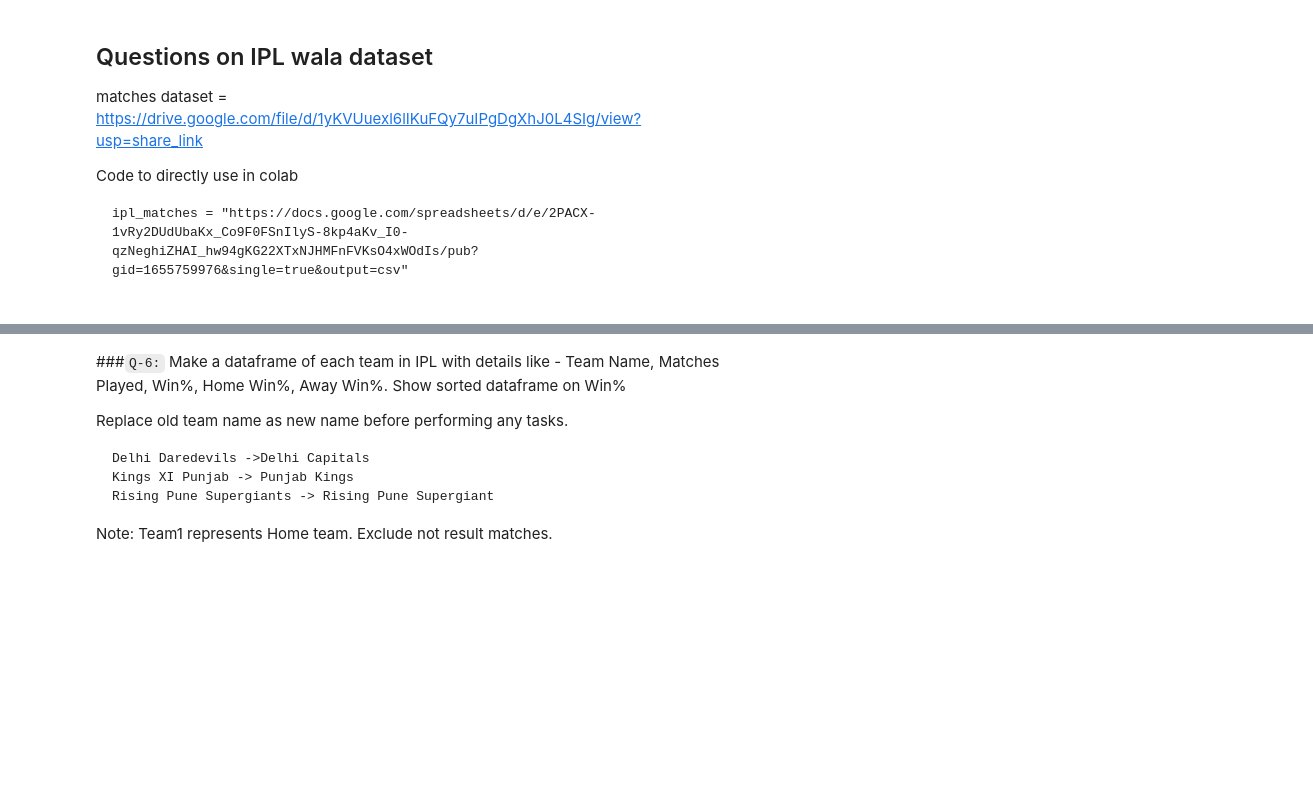
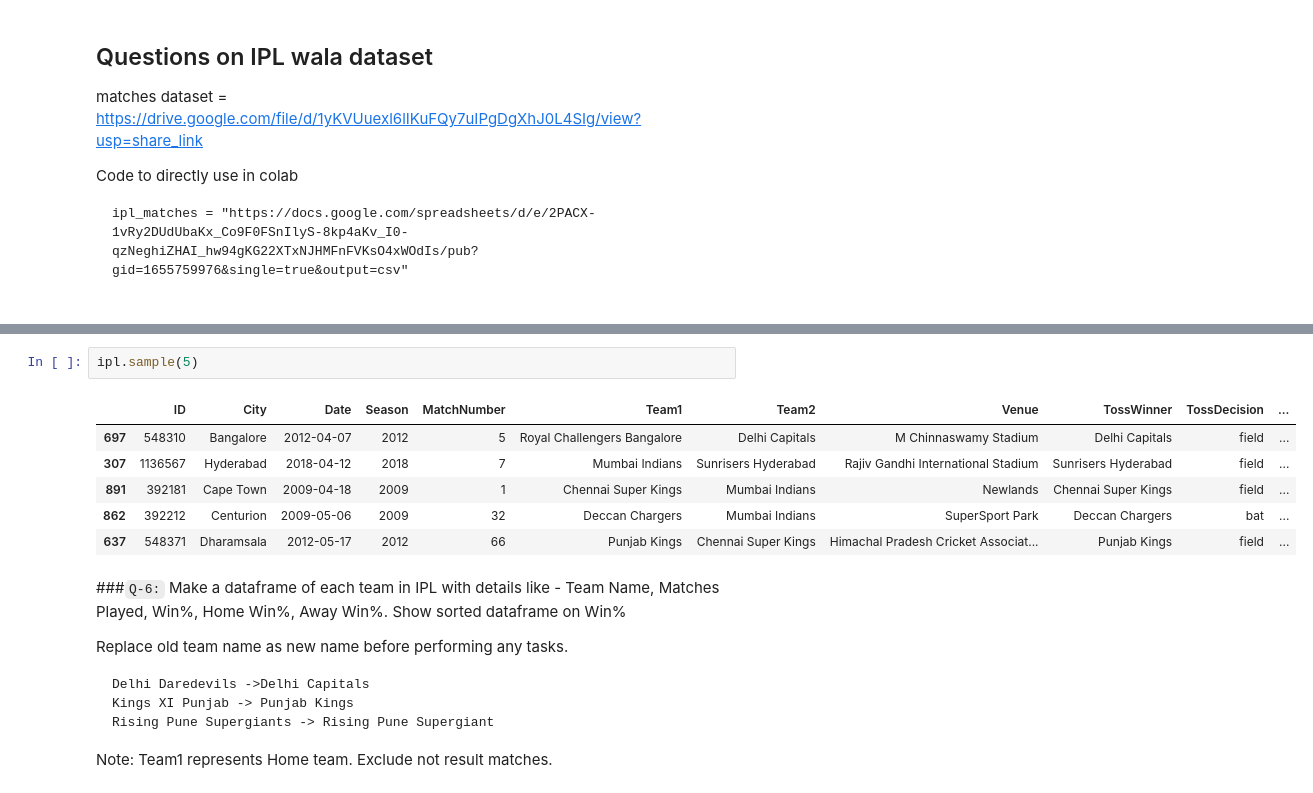
Before and after one commit to ushi-masuka/python-practice, a Jupyter notebook: day1801.ipynb, the cells around one changed output, grey strips where cells are left out. Cells and saved outputs as stored; diff of their text form; blank space fills up the shorter version.

```diff
--- a/day1801.ipynb
+++ b/day1801.ipynb
@@ -340,3 +378,12 @@ ipl_matches = "https://docs.google.com/spreadsheets/d/e/2PACX-1vRy2DUdUbaKx_Co9F
+# %%
+ipl.sample(5)
+# %% [output]
+|  | ID | City | Date | Season | MatchNumber | Team1 | Team2 | Venue | TossWinner | TossDecision | ... |
+| 697 | 548310 | Bangalore | 2012-04-07 | 2012 | 5 | Royal Challengers Bangalore | Delhi Capitals | M Chinnaswamy Stadium | Delhi Capitals | field | ... |
+| 307 | 1136567 | Hyderabad | 2018-04-12 | 2018 | 7 | Mumbai Indians | Sunrisers Hyderabad | Rajiv Gandhi International Stadium | Sunrisers Hyderabad | field | ... |
+| 891 | 392181 | Cape Town | 2009-04-18 | 2009 | 1 | Chennai Super Kings | Mumbai Indians | Newlands | Chennai Super Kings | field | ... |
+| 862 | 392212 | Centurion | 2009-05-06 | 2009 | 32 | Deccan Chargers | Mumbai Indians | SuperSport Park | Deccan Chargers | bat | ... |
+| 637 | 548371 | Dharamsala | 2012-05-17 | 2012 | 66 | Punjab Kings | Chennai Super Kings | Himachal Pradesh Cricket Associat... | Punjab Kings | field | ... |
 # %% [markdown]
 ###`Q-6:` Make a dataframe of each team in IPL with details like - Team Name, Matches Played, Win%, Home Win%, Away Win%.
 Show sorted dataframe on Win%
```
Also changed, not shown: parts of 19 cells of this notebook, 1 other file.
